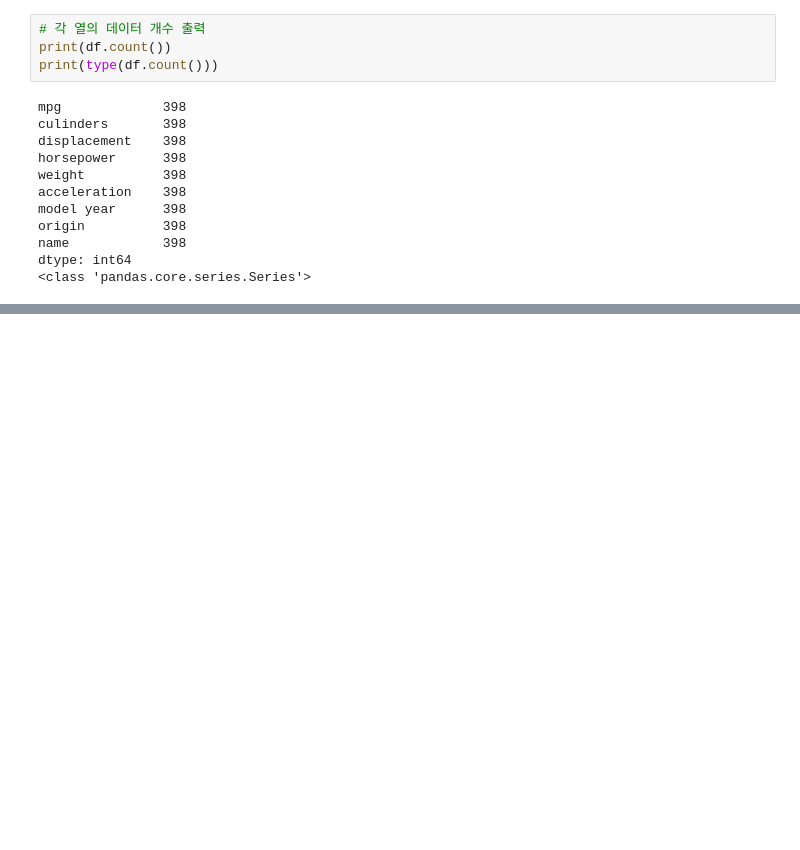
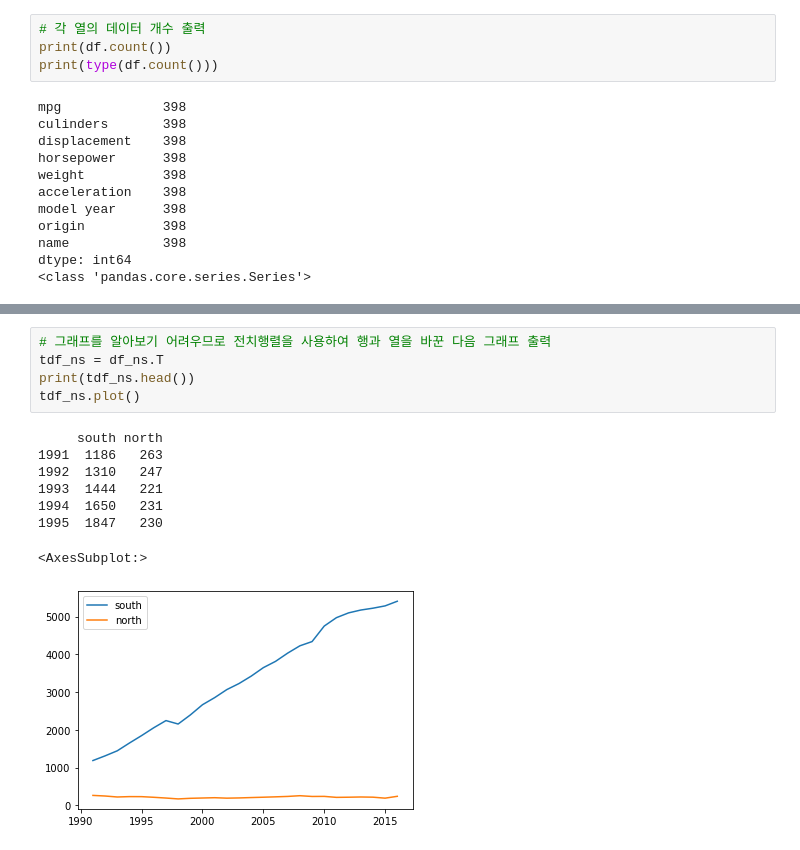
Before and after one commit to 56unbreakable/TIL, a Jupyter notebook: Python study/2. pandas, numpy/2 pandas실습.ipynb, the cells around one changed output, grey strips where cells are left out. Drawn from its saved outputs; the diff is of its cells as text; blank space fills up the shorter version.

```diff
--- a/Python study/2. pandas, numpy/2 pandas실습.ipynb
+++ b/Python study/2. pandas, numpy/2 pandas실습.ipynb
@@ -997,0 +1102,14 @@ pandas.core.series.Series
+# %%
+# 그래프를 알아보기 어려우므로 전치행렬을 사용하여 행과 열을 바꾼 다음 그래프 출력
+tdf_ns = df_ns.T
+print(tdf_ns.head())
+tdf_ns.plot()
+# %% [output]
+     south north
+1991  1186   263
+1992  1310   247
+1993  1444   221
+1994  1650   231
+1995  1847   230
+<AxesSubplot:>
+[figure, added]
```
Also changed, not shown: parts of 15 cells of this notebook, 3 other files.
